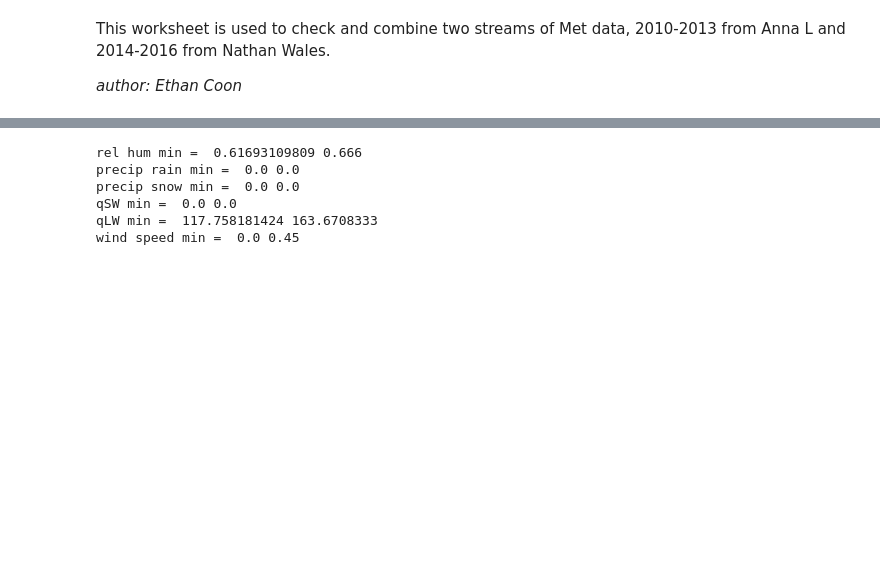
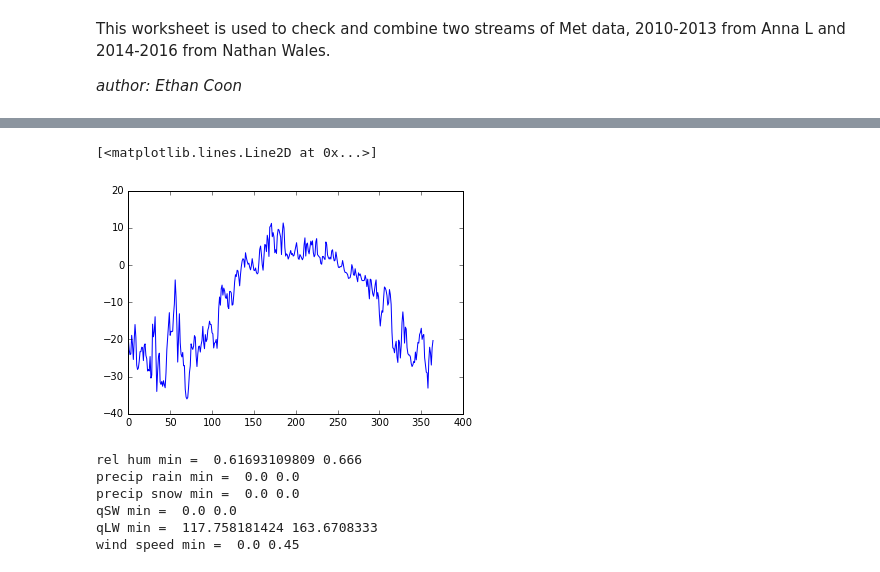
Before and after one commit to amanzi/ats-testsuite-arctic, a Jupyter notebook: testing/Data/Barrow_Alaska/Barrow-combine-2010-2016.ipynb, the cells around one changed output, grey strips where cells are left out. Drawn from its saved outputs; the diff is of its cells as text; code cells hidden in the pictures; blank space fills up the shorter version.

```diff
--- a/testing/Data/Barrow_Alaska/Barrow-combine-2010-2016.ipynb
+++ b/testing/Data/Barrow_Alaska/Barrow-combine-2010-2016.ipynb
@@ -29,0 +38,14 @@ plt.show()
+# %%
+n1=365
+n2=2*365
+# also just save the record
+with h5py.File("Barrow-2015.h5",'w') as out:
+    out.create_dataset("time [s]", data=d2['time [s]'][n1:n2])
+    out.create_dataset("air temperature [K]", data=d2['air temperature [K]'][n1:n2])
+    out.create_dataset("relative humidity [-]", data=d2['relative humidity [-]'][n1:n2])
+    out.create_dataset("precipitation rain [m s^-1]", data=d2['precipitation rain [m s^-1]'][n1:n2])
+    out.create_dataset("precipitation snow [m SWE s^-1]", data=d2['precipitation snow [m SWE s^-1]'][n1:n2])
+    out.create_dataset("incoming shortwave radiation [W m^-2]", data=d2['incoming shortwave radiation [W m^-2]'][n1:n2])
+    out.create_dataset("incoming longwave radiation [W m^-2]", data=d2['incoming longwave radiation [W m^-2]'][n1:n2])
+    out.create_dataset("wind speed [m s^-1]", data=d2['wind speed [m s^-1]'][n1:n2])
+    out.attrs.create("wind speed reference height [m]", data=1.8) # fix me
@@ -30,3 +57,8 @@ plt.show()
+# %%
+plt.plot(d2['air temperature [K]'][n1:n2]-273.15)
+# %% [output]
+[<matplotlib.lines.Line2D at 0x...>]
+[figure, added]
 # %%
 print "rel hum min = ", d1['relative humidity [-]'][:].min(), d2['relative humidity [-]'][:].min()
 print "precip rain min = ", d1['precipitation rain [m s^-1]'][:].min(), d2['precipitation rain [m s^-1]'][:].min()
```
Also changed, not shown: parts of 19 cells of this notebook, 4 other files.
